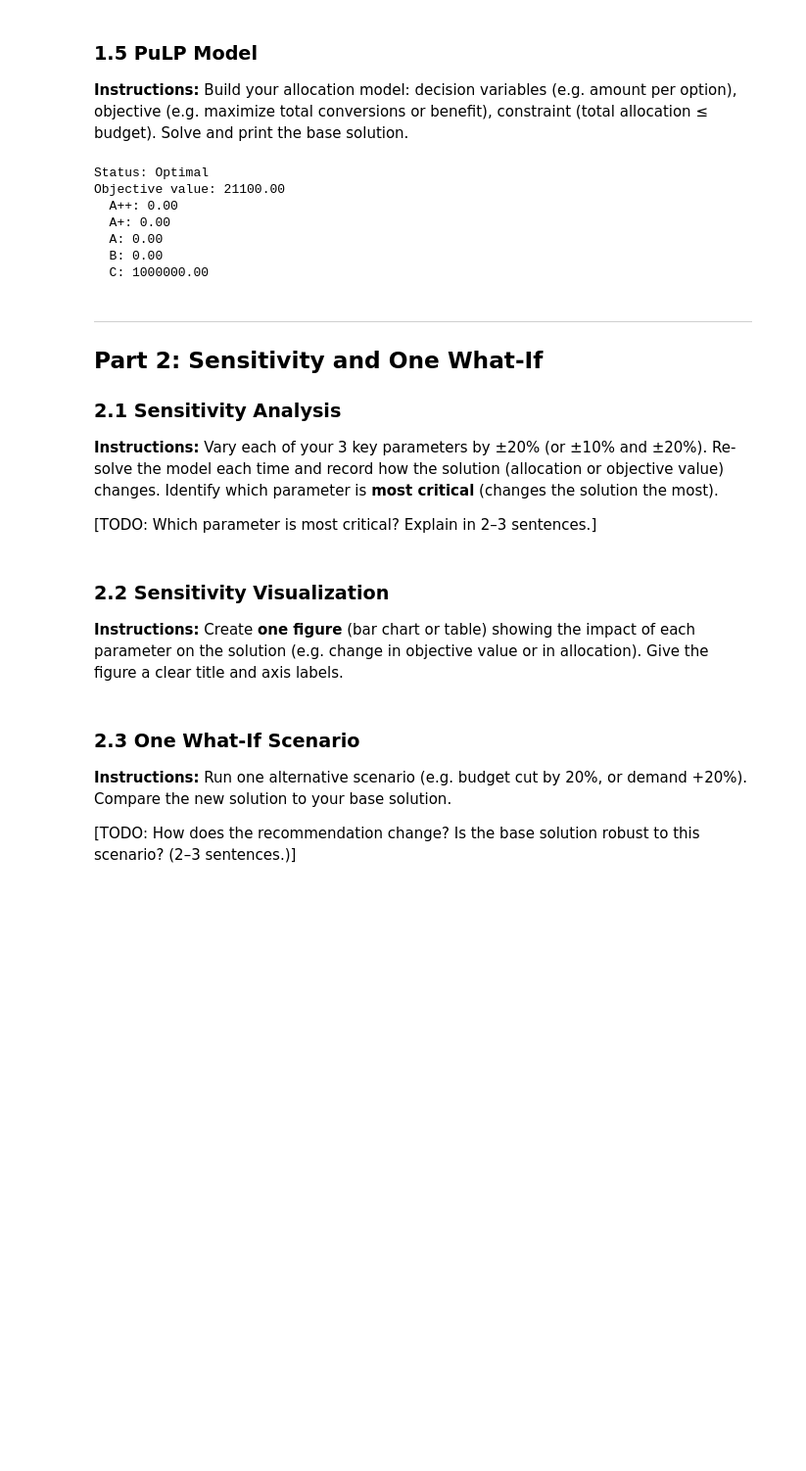
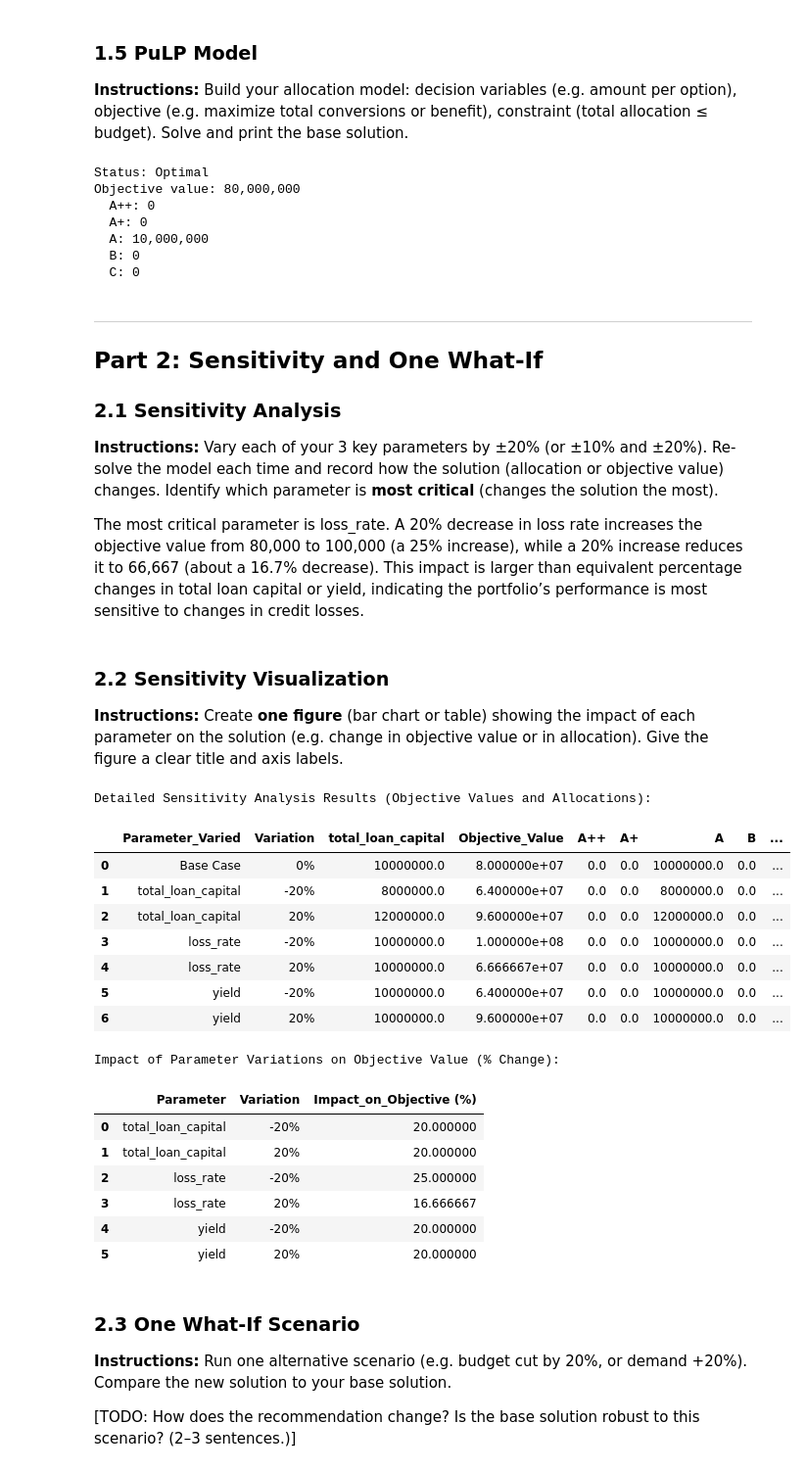
Before and after one commit to sheliabond/Prescriptive-Analytics---Spring-2026-Public-, a Jupyter notebook: Assignments/02ResourceAllocationSensitivity/assignment_template.ipynb, the cells around one changed output. Shown at 98% size. Drawn from its saved outputs; the diff is of its cells as text; code cells hidden in the pictures; blank space fills up the shorter version.

```diff
--- a/Assignments/02ResourceAllocationSensitivity/assignment_template.ipynb
+++ b/Assignments/02ResourceAllocationSensitivity/assignment_template.ipynb
@@ -169,30 +172,31 @@ So you do **not** need three columns in your table. The constraint is **not** a
 n = len(options_df)
 model = LpProblem("Resource_Allocation", LpMaximize)
 
-# Decision variables: amount to allocate to each option (e.g. spend per channel)
+# Decision variables: amount to allocate to each option
 alloc = [LpVariable(f"alloc_{i}", lowBound=0) for i in range(n)]
 
-# Objective: maximize total risk-adjusted yield
-# Risk-adjusted yield for each tier: yield - annual_loss - cost_of_funds - dealer_fees - servicing_cost
-model += lpSum([alloc[i] * (options_df.iloc[i]['yield'] - options_df.iloc[i]['annual_loss'] - cost_of_funds - dealer_fees - servicing_cost) for i in range(n)]), "Total_Risk_Adjusted_Yield"
+# Objective: maximize total yield / loss_rate
+cost_col = 'loss_rate'
+rate_col = 'yield'
+model += lpSum([alloc[i] * (options_df.iloc[i][rate_col] / options_df.iloc[i][cost_col]) for i in range(n)]), "Total_Net_Benefit_Ratio"
 
 # Constraint: total allocation <= total_loan_capital
-model += lpSum(alloc) <= total_loan_capital, "Budget"
+model += lpSum(alloc) <= total_loan_capital, "Total_Loan_Capital_Constraint"
 
 model.solve()
 print(f"Status: {LpStatus[model.status]}")
-print(f"Objective value: {value(model.objective):.2f}")
+print(f"Objective value: {value(model.objective):,.0f}")
 for i in range(n):
-    opt_name = options_df.iloc[i].get(options_df.columns[0], f"Option_{i}")
-    print(f"  {opt_name}: {value(alloc[i]):.2f}")
+    opt_name = options_df.iloc[i]['credit_tier'] # Use the updated credit_tier labels
+    print(f"  {opt_name}: {value(alloc[i]):,.0f}")
 # %% [output]
 Status: Optimal
-Objective value: 21100.00
-  A++: 0.00
-  A+: 0.00
-  A: 0.00
-  B: 0.00
-  C: 1000000.00
+Objective value: 80,000,000
+  A++: 0
+  A+: 0
+  A: 10,000,000
+  B: 0
+  C: 0
 # %% [markdown]
 ---
 ## Part 2: Sensitivity and One What-If
@@ -201,4 +205,4 @@ Objective value: 21100.00
 
 **Instructions:** Vary each of your 3 key parameters by ±20% (or ±10% and ±20%). Re-solve the model each time and record how the solution (allocation or objective value) changes. Identify which parameter is **most critical** (changes the solution the most).
 
-[TODO: Which parameter is most critical? Explain in 2–3 sentences.]
+The most critical parameter is loss_rate. A 20% decrease in loss rate increases the objective value from 80,000 to 100,000 (a 25% increase), while a 20% increase reduces it to 66,667 (about a 16.7% decrease). This impact is larger than equivalent percentage changes in total loan capital or yield, indicating the portfolio’s performance is most sensitive to changes in credit losses.
@@ -221,3 +309,29 @@ results = []
+# %%
+# Create sensitivity visualization as a table
+
+print("Detailed Sensitivity Analysis Results (Objective Values and Allocations):")
+display(sensitivity_df)
+
+print("\nImpact of Parameter Variations on Objective Value (% Change):")
+display(impact_df)
+# %% [output]
+Detailed Sensitivity Analysis Results (Objective Values and Allocations):
+|  | Parameter_Varied | Variation | total_loan_capital | Objective_Value | A++ | A+ | A | B | ... |
+| 0 | Base Case | 0% | 10000000.0 | 8.000000e+07 | 0.0 | 0.0 | 10000000.0 | 0.0 | ... |
+| 1 | total_loan_capital | -20% | 8000000.0 | 6.400000e+07 | 0.0 | 0.0 | 8000000.0 | 0.0 | ... |
+| 2 | total_loan_capital | 20% | 12000000.0 | 9.600000e+07 | 0.0 | 0.0 | 12000000.0 | 0.0 | ... |
+| 3 | loss_rate | -20% | 10000000.0 | 1.000000e+08 | 0.0 | 0.0 | 10000000.0 | 0.0 | ... |
+| 4 | loss_rate | 20% | 10000000.0 | 6.666667e+07 | 0.0 | 0.0 | 10000000.0 | 0.0 | ... |
+| 5 | yield | -20% | 10000000.0 | 6.400000e+07 | 0.0 | 0.0 | 10000000.0 | 0.0 | ... |
+| 6 | yield | 20% | 10000000.0 | 9.600000e+07 | 0.0 | 0.0 | 10000000.0 | 0.0 | ... |
+Impact of Parameter Variations on Objective Value (% Change):
+|  | Parameter | Variation | Impact_on_Objective (%) |
+| 0 | total_loan_capital | -20% | 20.000000 |
+| 1 | total_loan_capital | 20% | 20.000000 |
+| 2 | loss_rate | -20% | 25.000000 |
+| 3 | loss_rate | 20% | 16.666667 |
+| 4 | yield | -20% | 20.000000 |
+| 5 | yield | 20% | 20.000000 |
 # %% [markdown]
 ### 2.3 One What-If Scenario
 
```
Also changed, not shown: parts of 243 cells of this notebook.
